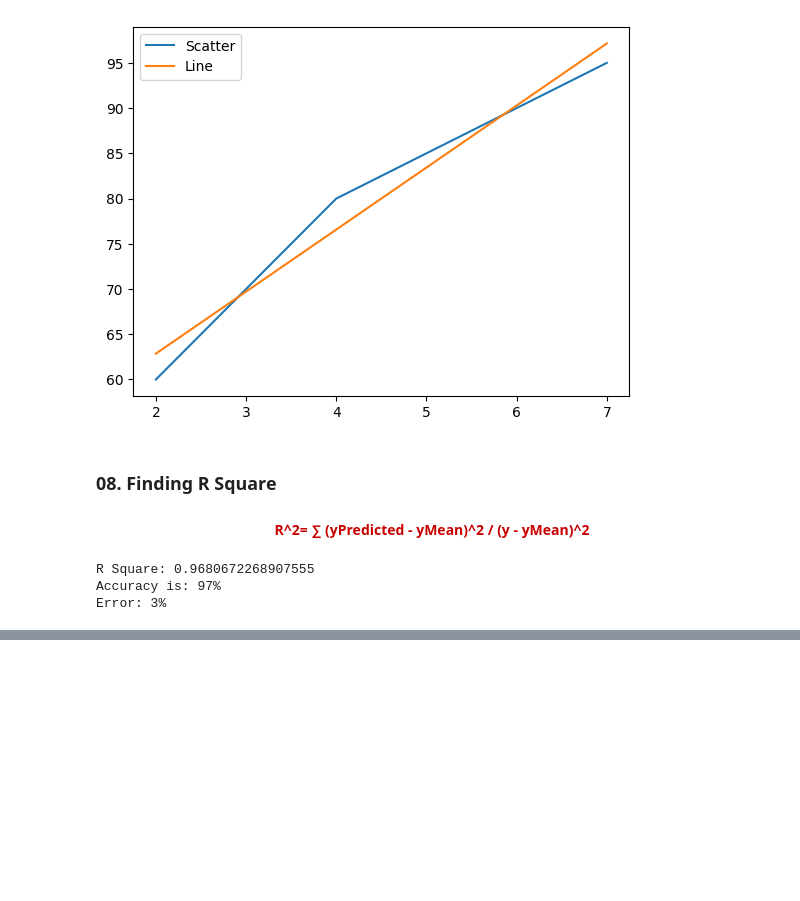
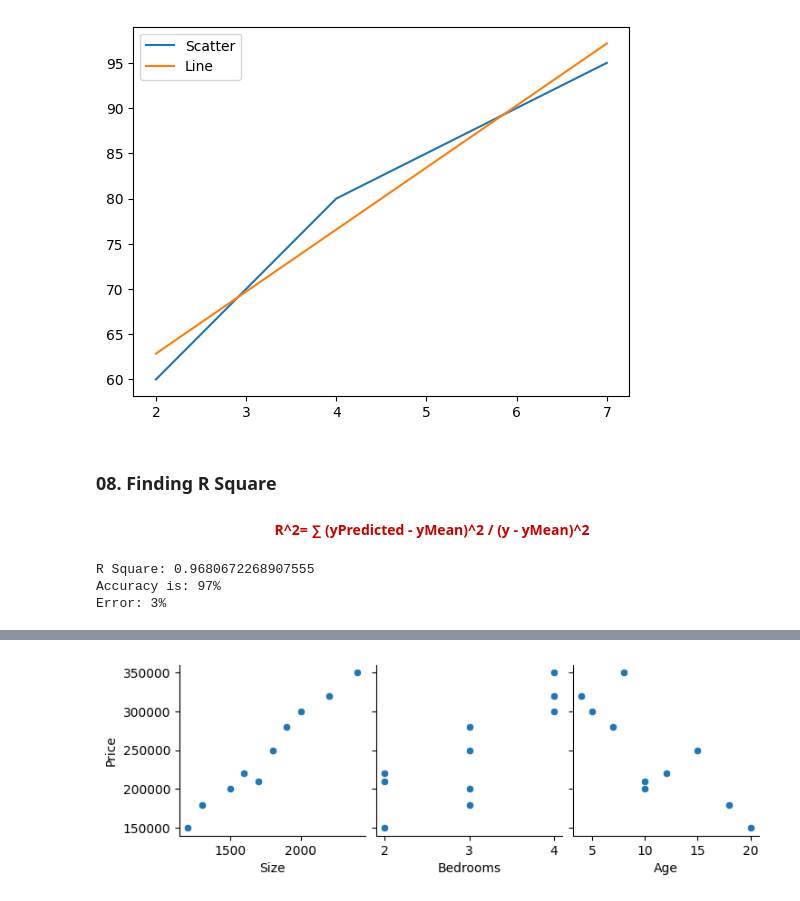
Before and after one commit to ZiaUrRehman-bit/Implementation-of-Machine-Learning-Algorithm, a Jupyter notebook: 02. Linear Regression/001.LRScratch.ipynb, the cells around one changed output, grey strips where cells are left out. Drawn from its saved outputs; the diff is of its cells as text; code cells hidden in the pictures; blank space fills up the shorter version.

```diff
--- a/02. Linear Regression/001.LRScratch.ipynb
+++ b/02. Linear Regression/001.LRScratch.ipynb
@@ -196,0 +364,17 @@ Error: 3%
+# %%
+import seaborn as sns
+import pandas as pd
+import matplotlib.pyplot as plt
+
+# Data
+data = {'Size': [1500, 2000, 1200, 1800, 1600, 2400, 1300, 1700, 1900, 2200],
+        'Bedrooms': [3, 4, 2, 3, 2, 4, 3, 2, 3, 4],
+        'Age': [10, 5, 20, 15, 12, 8, 18, 10, 7, 4],
+        'Price': [200000, 300000, 150000, 250000, 220000, 350000, 180000, 210000, 280000, 320000]}
+df = pd.DataFrame(data)
+
+# Plotting
+sns.pairplot(df, x_vars=['Size', 'Bedrooms', 'Age'], y_vars=['Price'], kind='scatter')
+plt.show()
+# %% [output]
+[figure, added]
```
Also changed, not shown: parts of 31 cells of this notebook.
